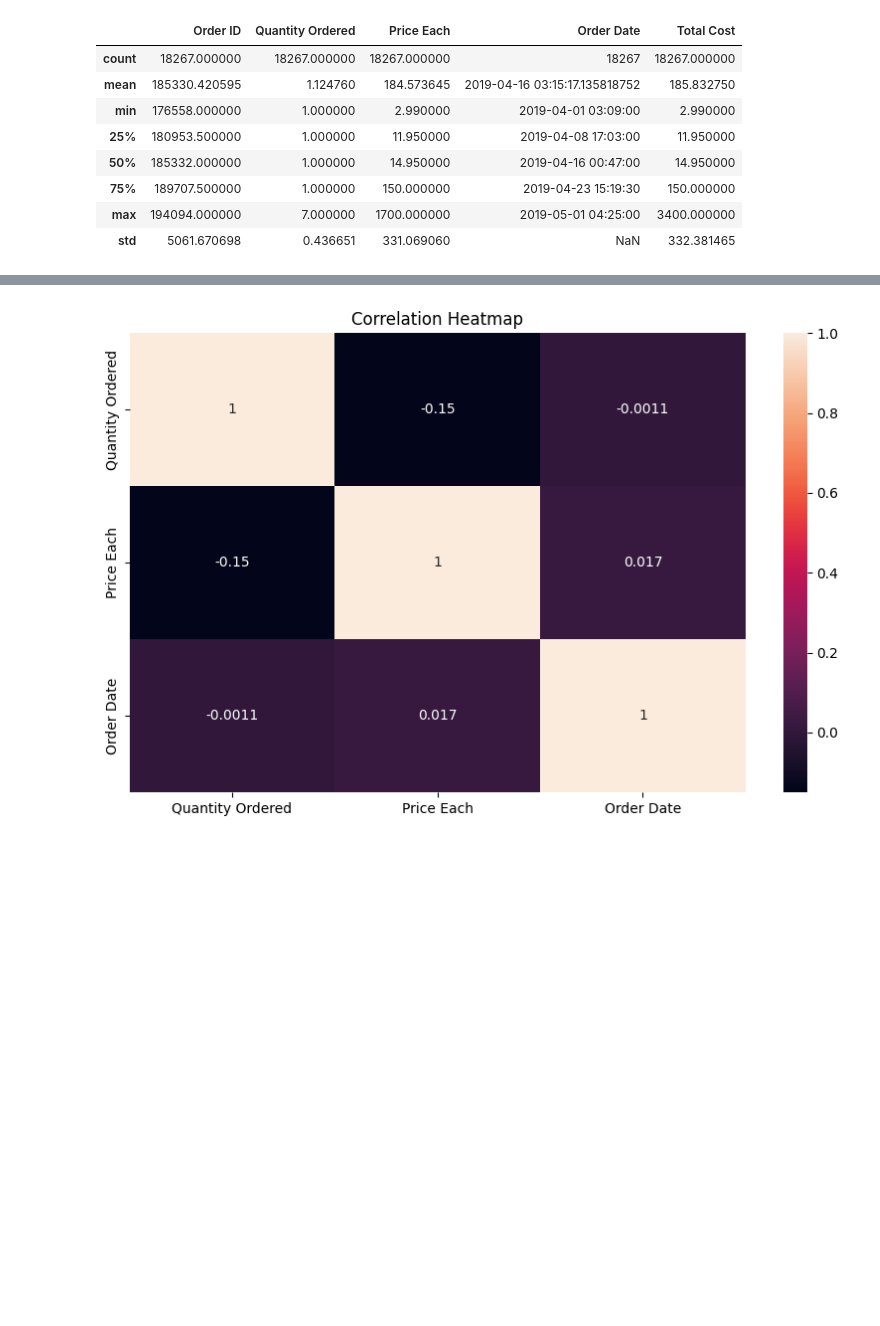
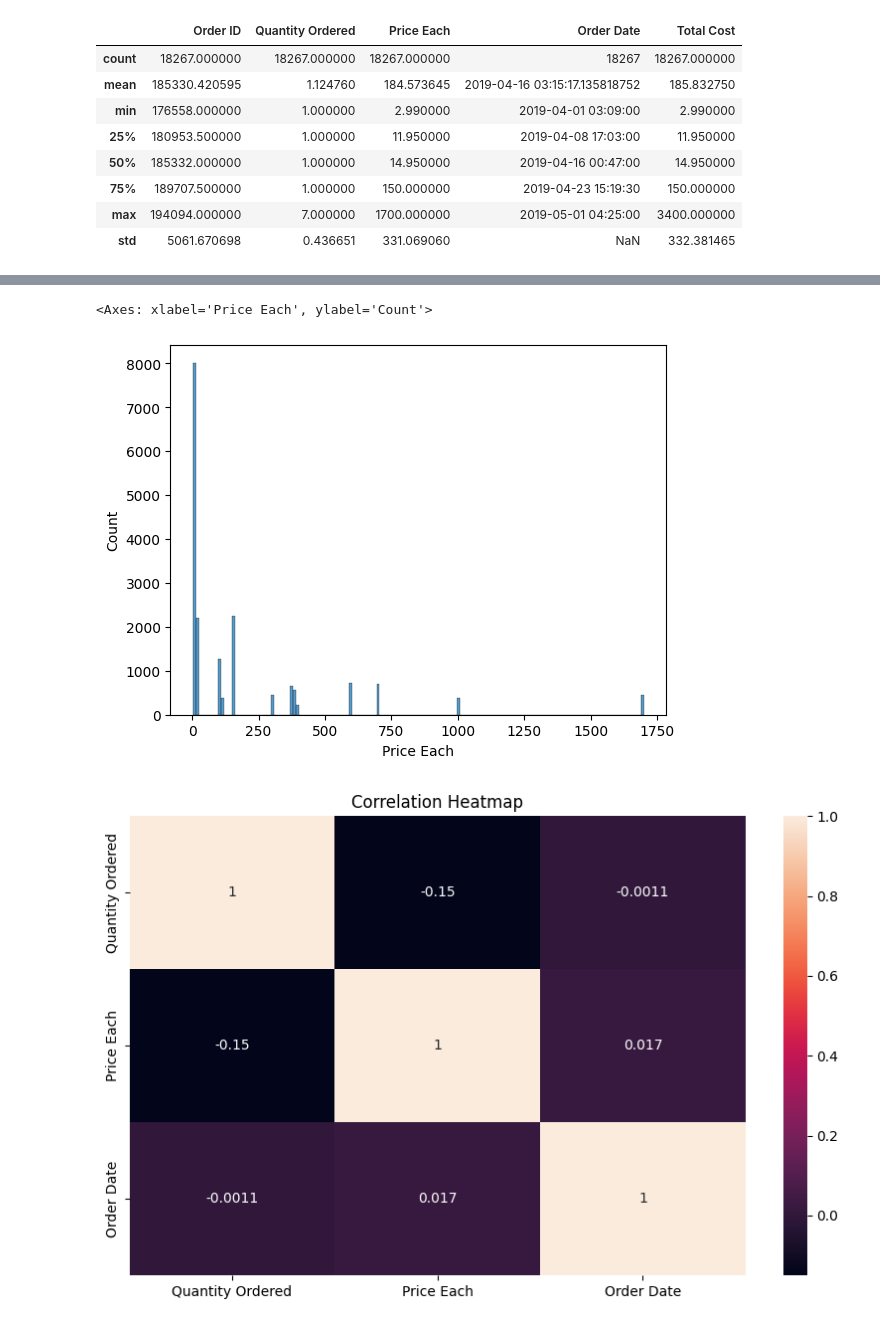
Before and after one commit to prathameshdubbewar/DataSmith_internship, a Jupyter notebook: Day15/analysis.ipynb, the cells around one changed output, grey strips where cells are left out. Saved outputs shown, nothing was run; the diff lists cells and outputs as text; code cells hidden in the pictures; blank space fills up the shorter version.

```diff
--- a/Day15/analysis.ipynb
+++ b/Day15/analysis.ipynb
@@ -103,3 +116,8 @@ plt.show()
+# %%
+sns.histplot(df['Price Each'])
+# %% [output]
+<Axes: xlabel='Price Each', ylabel='Count'>
+[figure, added]
 # %%
 
 plt.figure(figsize=(10, 6))
```
Also changed, not shown: parts of 4 cells of this notebook, 7 other files.
